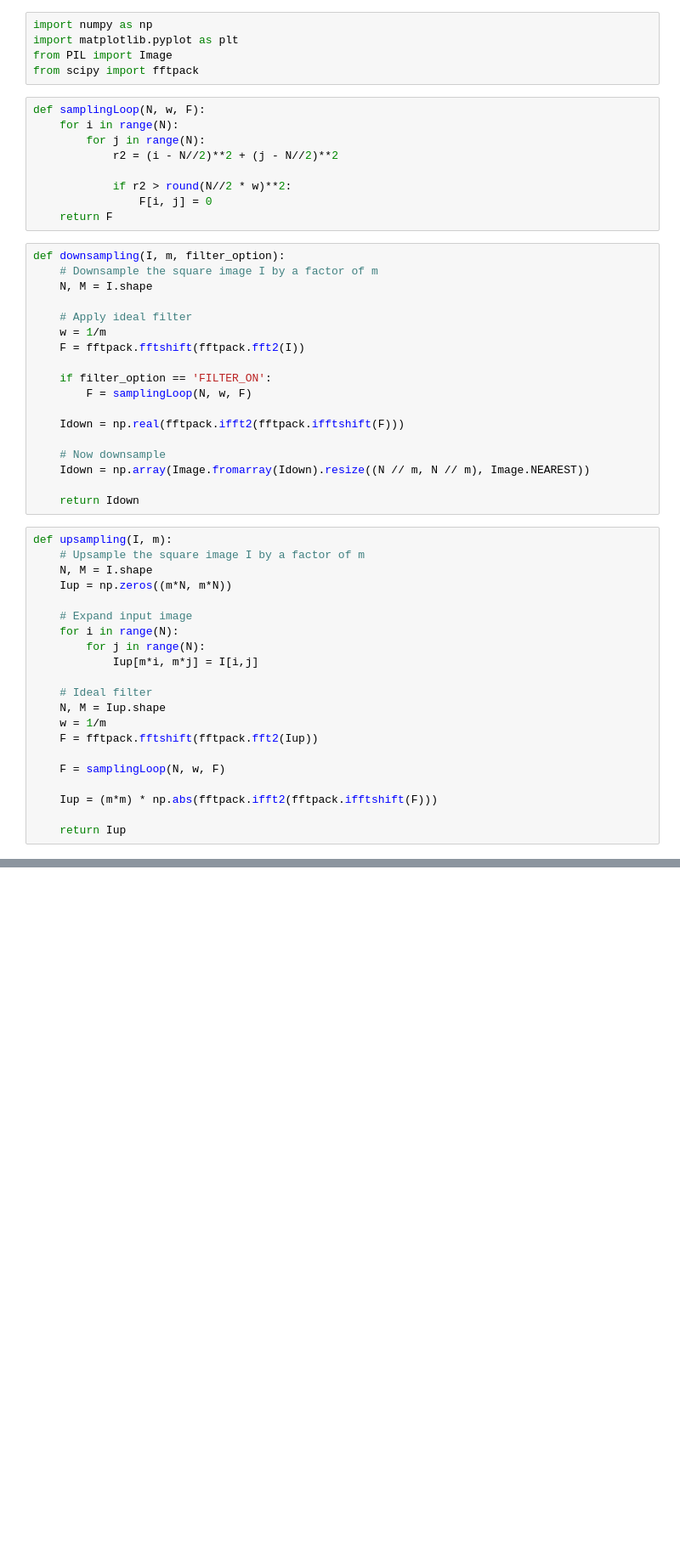
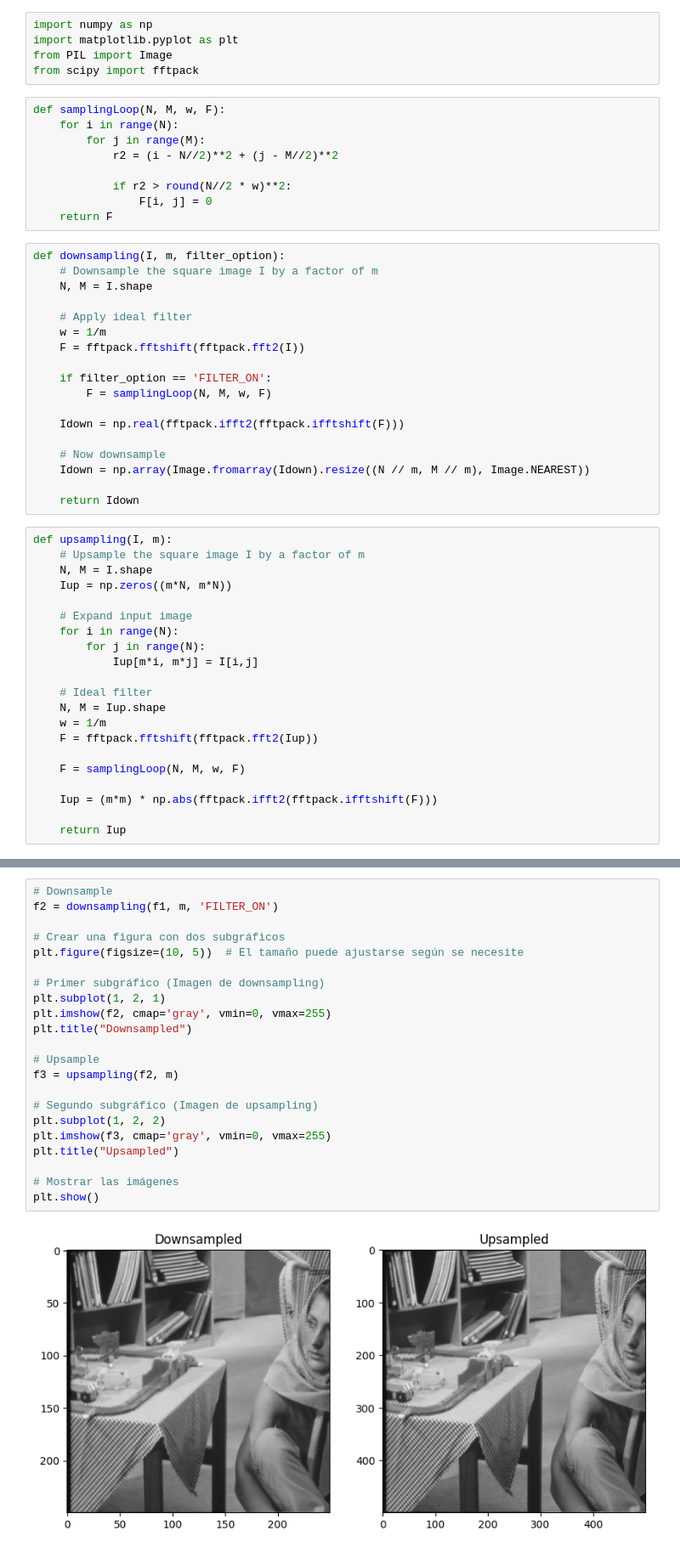
Before and after one commit to prausela/image-processing, a Jupyter notebook: tp2/ex2/python-viasampling.ipynb, the cells around one changed output, grey strips where cells are left out. Shown at 85% size. Drawn from its saved outputs; the diff is of its cells as text; blank space fills up the shorter version.

```diff
--- a/tp2/ex2/python-viasampling.ipynb
+++ b/tp2/ex2/python-viasampling.ipynb
@@ -4,10 +4,10 @@ import matplotlib.pyplot as plt
 from PIL import Image
 from scipy import fftpack
 # %%
-def samplingLoop(N, w, F):
+def samplingLoop(N, M, w, F):
     for i in range(N):
-        for j in range(N):
-            r2 = (i - N//2)**2 + (j - N//2)**2
+        for j in range(M):
+            r2 = (i - N//2)**2 + (j - M//2)**2
 
             if r2 > round(N//2 * w)**2:
                 F[i, j] = 0
@@ -22,12 +22,12 @@ def downsampling(I, m, filter_option):
     F = fftpack.fftshift(fftpack.fft2(I))
 
     if filter_option == 'FILTER_ON':
-        F = samplingLoop(N, w, F)
+        F = samplingLoop(N, M, w, F)
 
     Idown = np.real(fftpack.ifft2(fftpack.ifftshift(F)))
 
     # Now downsample
-    Idown = np.array(Image.fromarray(Idown).resize((N // m, N // m), Image.NEAREST))
+    Idown = np.array(Image.fromarray(Idown).resize((N // m, M // m), Image.NEAREST))
 
     return Idown
 # %%
@@ -46,7 +46,7 @@ def upsampling(I, m):
     w = 1/m
     F = fftpack.fftshift(fftpack.fft2(Iup))
 
-    F = samplingLoop(N, w, F)
+    F = samplingLoop(N, M, w, F)
 
     Iup = (m*m) * np.abs(fftpack.ifft2(fftpack.ifftshift(F)))
 
@@ -83,0 +65,24 @@ plt.imshow(f3, cmap='gray', vmin=0, vmax=255)
+# %%
+# Downsample
+f2 = downsampling(f1, m, 'FILTER_ON')
+
+# Crear una figura con dos subgráficos
+plt.figure(figsize=(10, 5))  # El tamaño puede ajustarse según se necesite
+
+# Primer subgráfico (Imagen de downsampling)
+plt.subplot(1, 2, 1)
+plt.imshow(f2, cmap='gray', vmin=0, vmax=255)
+plt.title("Downsampled")
+
+# Upsample
+f3 = upsampling(f2, m)
+
+# Segundo subgráfico (Imagen de upsampling)
+plt.subplot(1, 2, 2)
+plt.imshow(f3, cmap='gray', vmin=0, vmax=255)
+plt.title("Upsampled")
+
+# Mostrar las imágenes
+plt.show()
+# %% [output]
+[figure, added]
```
Also changed, not shown: parts of 4 cells of this notebook, 1 other file.
